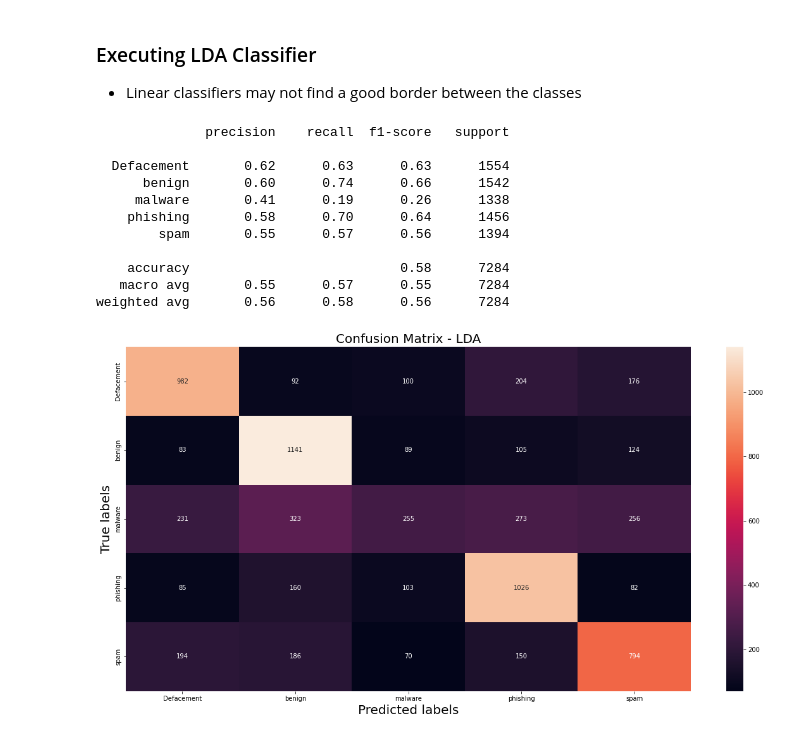
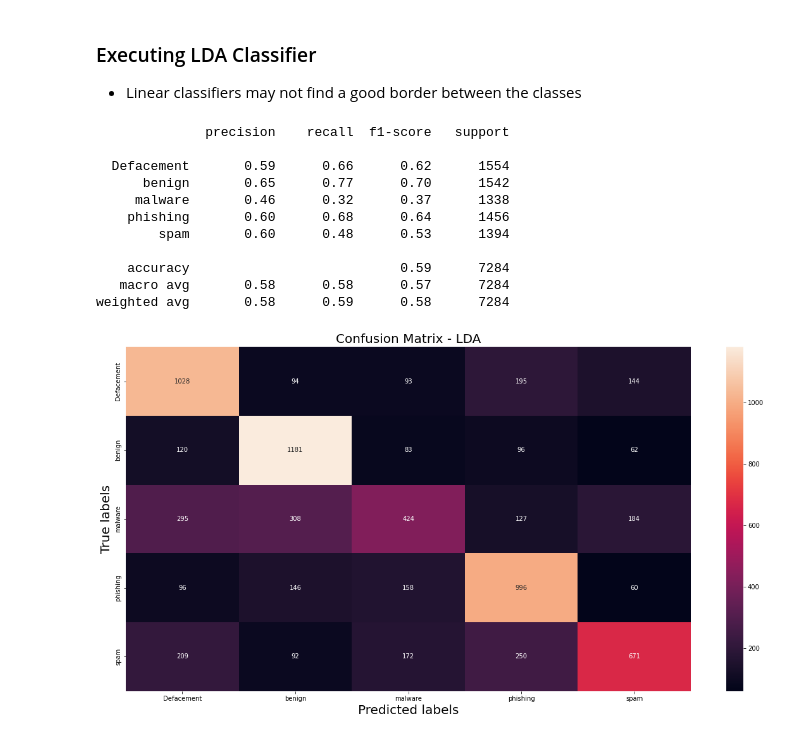
Before and after one commit to ChristianDPO/CDS-CI1030-ATIVIDADES, a Jupyter notebook: tarefa_4/src/Classification.ipynb, the cells around one changed output. Saved outputs shown, nothing was run; the diff lists cells and outputs as text; code cells hidden in the pictures.

Commit message:
tarefa4: Updated dataset path in google drive for notebooks, now trains all classifiers with unnormalized data(except KNN)

```diff
--- a/tarefa_4/src/Classification.ipynb
+++ b/tarefa_4/src/Classification.ipynb
@@ -27,7 +27,7 @@ import seaborn as sns
 ### Reading dataset CSV
 # %%
 if RUNNING_IN_COLAB:
-    CSV_PATH = '/content/drive/My Drive/Colab Notebooks/All_Infogain.csv'
+    CSV_PATH = '/content/drive/My Drive/Colab Notebooks/DataScience/All_Infogain.csv'
 else:
     CSV_PATH = '../../dataset/FinalDataset/All_Infogain.csv'
 
@@ -189,40 +190,40 @@ weighted avg       0.87      0.87      0.87      7284
 # %%
 from sklearn.discriminant_analysis import LinearDiscriminantAnalysis
 
-X_train, X_test, Y_train, Y_test = train_test_split(X_norm ,Y, test_size=0.2, random_state=5)
+X_train, X_test, Y_train, Y_test = train_test_split(X, Y, test_size=0.2, random_state=5)
 
 classifier = LinearDiscriminantAnalysis()
 classifier.fit(X_train, Y_train)
 
 Y_pred = classifier.predict(X_test)
 cm = confusion_matrix(Y_test, Y_pred)
 print(classification_report(Y_test, Y_pred))
 
 #Plot confusion matrix
 ax= plt.subplot()
 sns.heatmap(cm, annot=True, fmt='g' ,ax=ax) #annot=True to annotate cells, ftm='g' to disable scientific notation
 
 # labels, title and ticks
 ax.set_title('Confusion Matrix - LDA', fontsize=20)
 ax.set_xlabel('Predicted labels', fontsize=20)
 ax.set_ylabel('True labels', fontsize=20)
 
 classes = ['Defacement', 'benign', 'malware', 'phishing', 'spam']
 
 ax.xaxis.set_ticklabels(classes, fontsize=10)
 ax.yaxis.set_ticklabels(classes, fontsize=10)
 
 plt.gcf().set_size_inches(20, 10)
 # %% [output]
               precision    recall  f1-score   support
 
-  Defacement       0.62      0.63      0.63      1554
-      benign       0.60      0.74      0.66      1542
-     malware       0.41      0.19      0.26      1338
-    phishing       0.58      0.70      0.64      1456
-        spam       0.55      0.57      0.56      1394
+  Defacement       0.59      0.66      0.62      1554
+      benign       0.65      0.77      0.70      1542
+     malware       0.46      0.32      0.37      1338
+    phishing       0.60      0.68      0.64      1456
+        spam       0.60      0.48      0.53      1394
 
-    accuracy                           0.58      7284
-   macro avg       0.55      0.57      0.55      7284
-weighted avg       0.56      0.58      0.56      7284
+    accuracy                           0.59      7284
+   macro avg       0.58      0.58      0.57      7284
+weighted avg       0.58      0.59      0.58      7284
-[figure, old version]
+[figure, new version]
```
Also changed, not shown: parts of 3 cells of this notebook, 1 other file.
